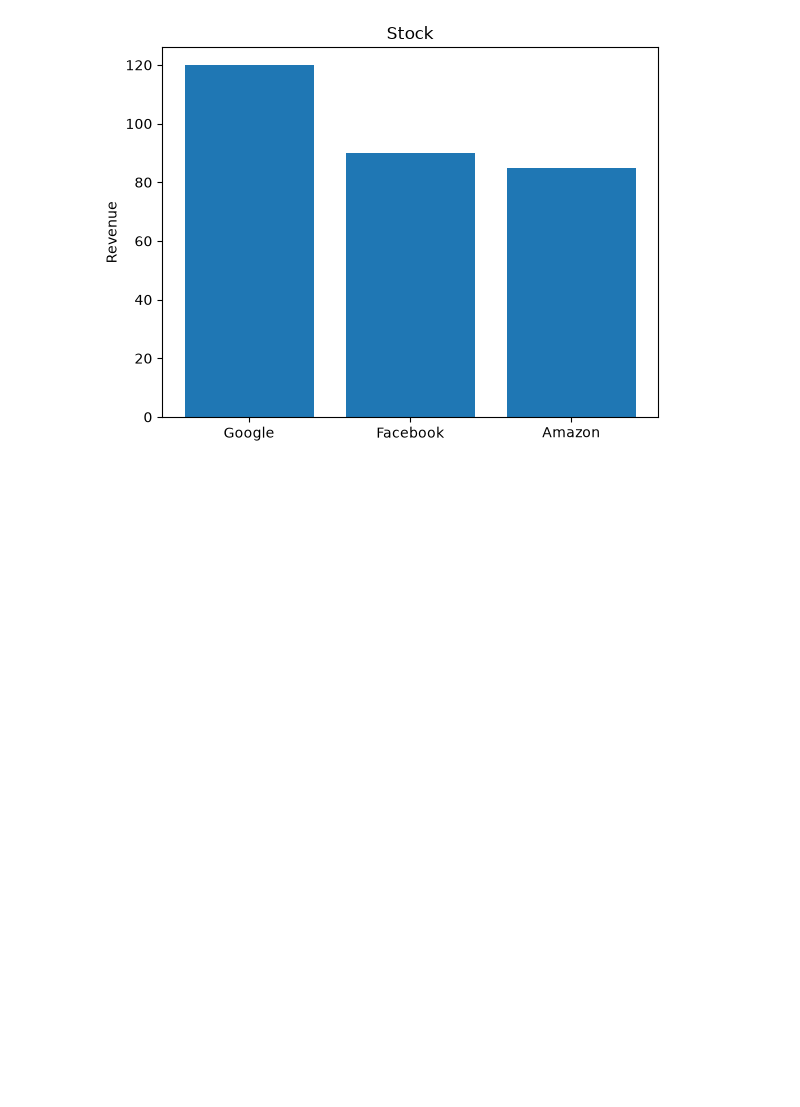
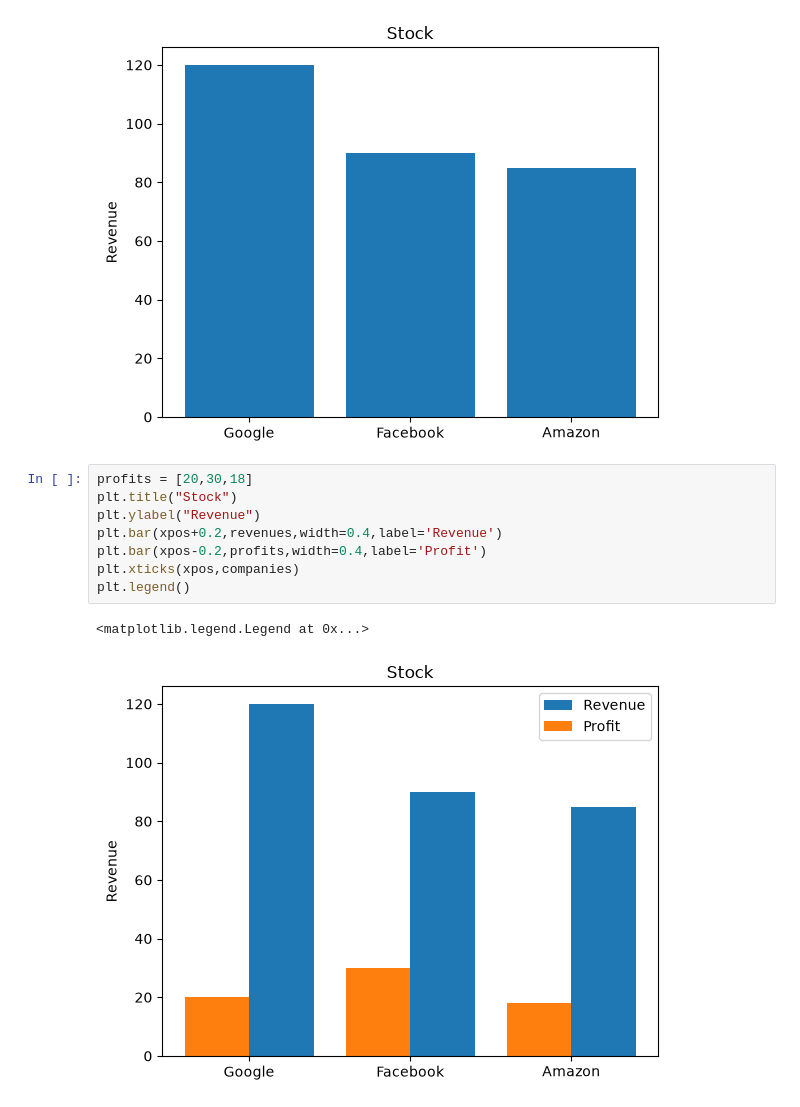
Before and after one commit to marshaale/learn-matplotlib, a Jupyter notebook: notebook.ipynb, the cells around one changed output. Saved outputs shown, nothing was run; the diff lists cells and outputs as text; blank space fills up the shorter version.

Commit message:
horizontal and vertical side by side bar char multi bar visualization.

```diff
--- a/notebook.ipynb
+++ b/notebook.ipynb
@@ -67,3 +67,14 @@ plt.xticks(xpos,companies)
   <matplotlib.axis.XTick at 0x...>],
  [Text(0, 0, 'Google'), Text(1, 0, 'Facebook'), Text(2, 0, 'Amazon')])
 [figure]
+# %%
+profits = [20,30,18]
+plt.title("Stock")
+plt.ylabel("Revenue")
+plt.bar(xpos+0.2,revenues,width=0.4,label='Revenue')
+plt.bar(xpos-0.2,profits,width=0.4,label='Profit')
+plt.xticks(xpos,companies)
+plt.legend()
+# %% [output]
+<matplotlib.legend.Legend at 0x...>
+[figure, added]
```
Also changed, not shown: parts of 1 cell of this notebook.
